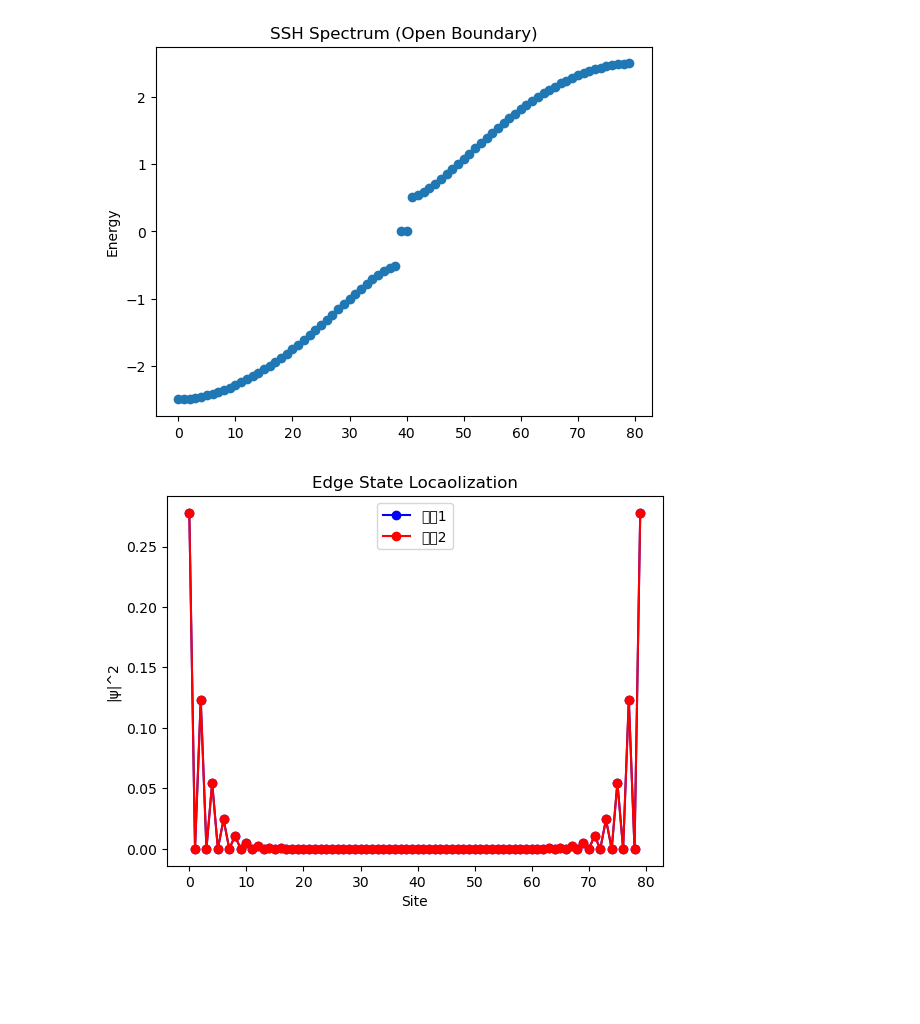
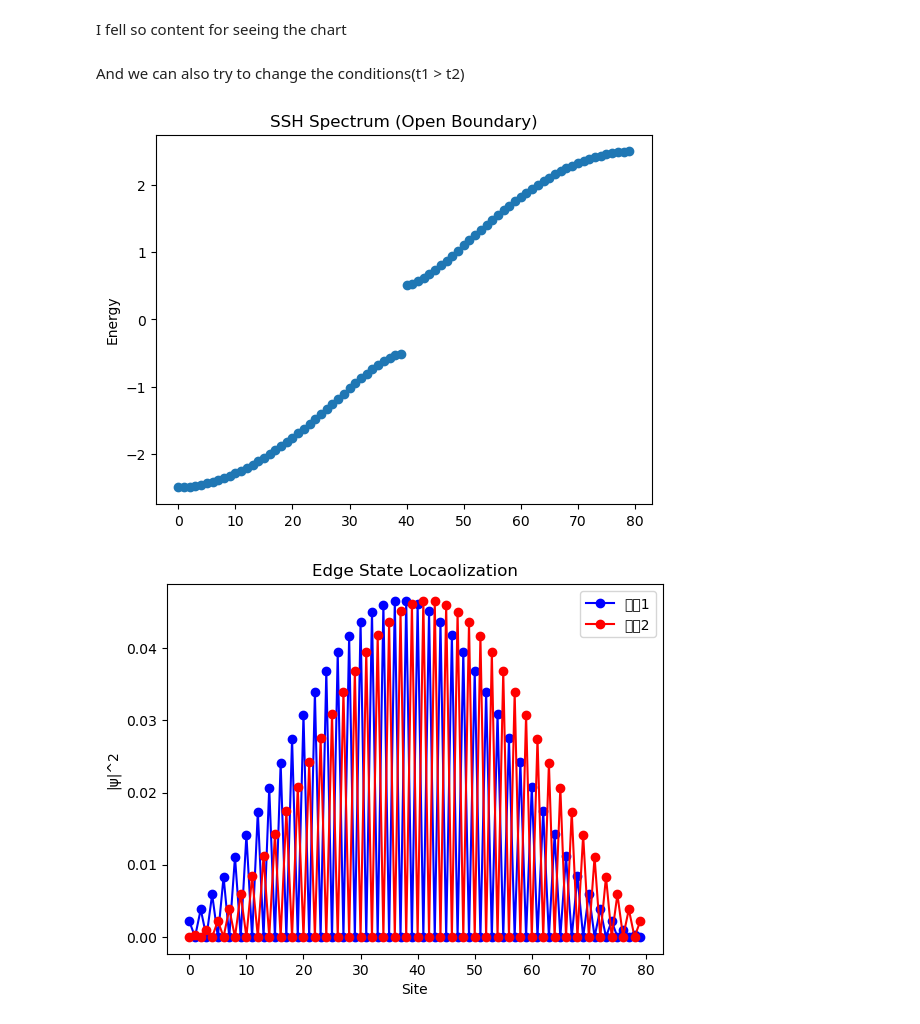
Before and after one commit to siyue4278/topological-band-models, a Jupyter notebook: ssh_band.ipynb, the cells around one changed output. Cells and saved outputs as stored; diff of their text form; code cells hidden in the pictures; blank space fills up the shorter version.

```diff
--- a/ssh_band.ipynb
+++ b/ssh_band.ipynb
@@ -0,0 +7,23 @@
+# %%
+
+# %matplotlib inline
+import numpy as np
+import matplotlib.pyplot as plt
+
+#参数
+N = 40      #单元数
+t1 = 1.0
+t2 = 1.5
+
+#构造哈密顿量(open boundary)
+H = np.zeros((2*N,2*N))
+
+for i in range(N):
+    # intracell hopping
+    H[2*i,2*i+1] = t1
+    H[2*i+1,2*i] = t1
+
+    # intercell hopping
+    if i < N-1:
+        H[2*i+1,2*(i+1)] = t2
+        H[2*(i+1),2*i+1] = t2
@@ -1,3 +78,7 @@
+# %% [markdown]
+I fell so content for seeing the chart
+# %% [markdown]
+And we can also try to change the conditions(t1 > t2)
 # %%
 # %matplotlib inline
 import numpy as np
@@ -5,8 +86,8 @@ import matplotlib.pyplot as plt
 
 #参数
 N = 40      #单元数
-t1 = 1.0
-t2 = 1.5
+t1 = 1.5
+t2 = 1.0
 
 #构造哈密顿量(open boundary)
 H = np.zeros((2*N,2*N))
@@ -17,34 +98,37 @@ for i in range(N):
     H[2*i+1,2*i] = t1
 
     # intercell hopping
     if i < N-1:
         H[2*i+1,2*(i+1)] = t2
         H[2*(i+1),2*i+1] = t2
 
 # 对角化
 E,V = np.linalg.eigh(H)
 
 
 # 画能谱
 plt.plot(E,"o")
 plt.ylabel("Energy")
 plt.title("SSH Spectrum (Open Boundary)")
 plt.show()
 
 
 # 找最接近0的态
 idx = np.argsort(np.abs(E)) #argsort:排序但只保存原来下标
 
 psi1 = V[:,idx[0]]
 psi2 = V[:,idx[1]]
 #画概率分布
-plt.plot(np.abs(psi1)**2,"-o",label = '状态1',color = 'b')
-plt.plot(np.abs(psi2)**2,"-o",label = '状态2',color = 'r')
+psi_L = (psi1 + psi2)/np.sqrt(2)
+psi_R = (psi1 - psi2)/np.sqrt(2)
+
+plt.plot(np.abs(psi_L)**2,"-o",label = '状态1',color = 'b')
+plt.plot(np.abs(psi_R)**2,"-o",label = '状态2',color = 'r')
 plt.legend()
 plt.xlabel("Site")
 plt.ylabel("|ψ|^2")
 plt.title("Edge State Locaolization")
 plt.show()
 # %% [output]
-[figure, old version]
+[figure, new version]
-[figure, old version]
+[figure, new version]
```
Also changed, not shown: parts of 11 cells of this notebook.
